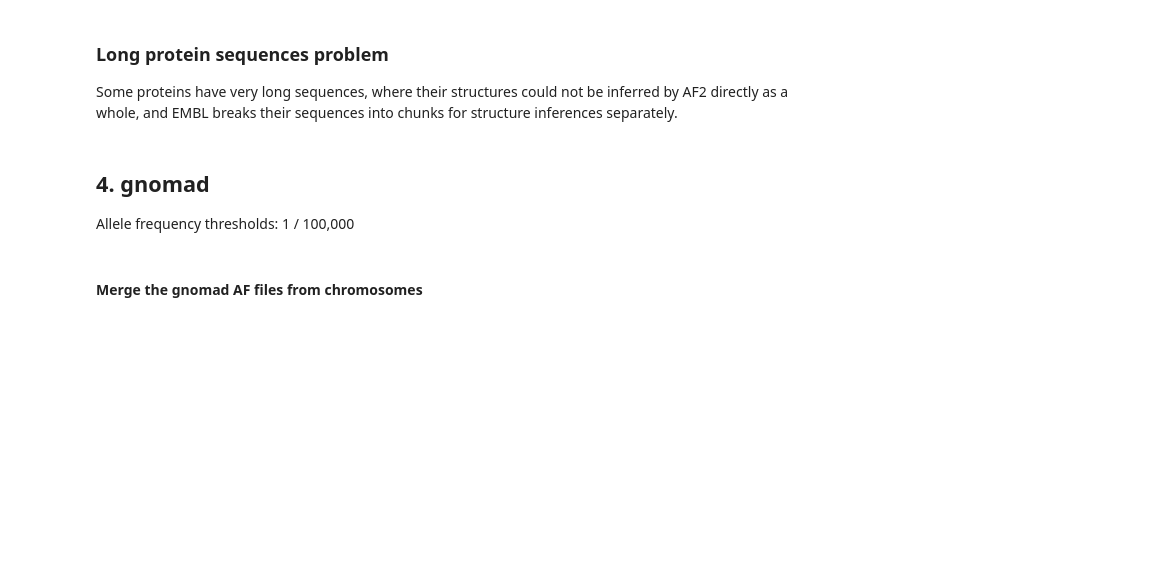
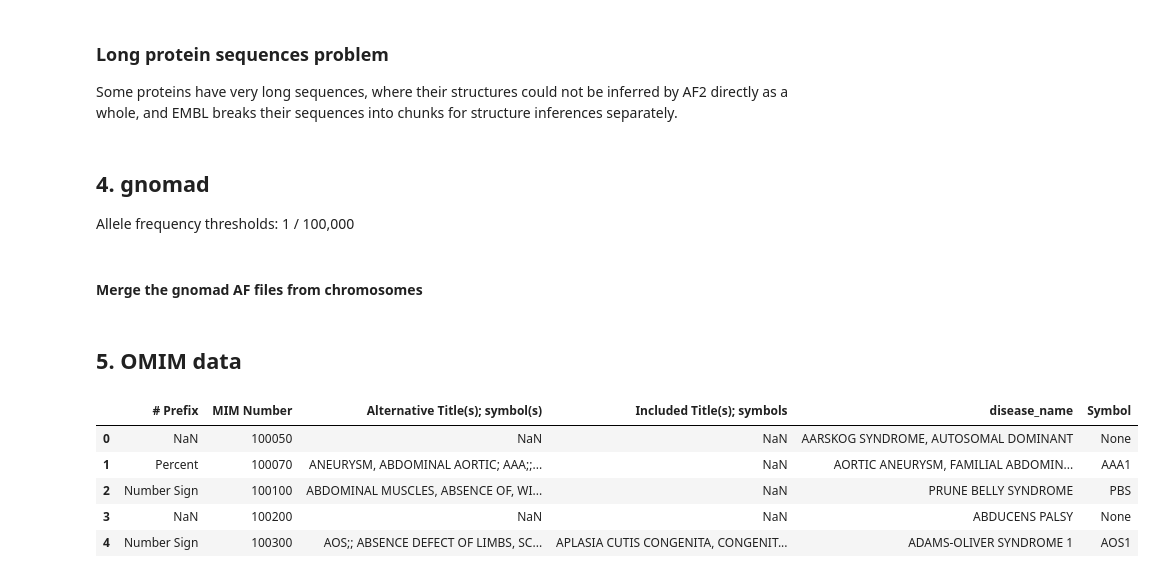
Before and after one commit to broadinstitute/2025_laval_submitted, a Jupyter notebook: 1_allele_collection/2_analysis/0_process_external_data.ipynb, the cells around one changed output. Drawn from its saved outputs; the diff is of its cells as text; code cells hidden in the pictures; blank space fills up the shorter version.

```diff
--- a/1_allele_collection/2_analysis/0_process_external_data.ipynb
+++ b/1_allele_collection/2_analysis/0_process_external_data.ipynb
@@ -678,0 +713,30 @@ allele_freq_gnomad
+# %% [markdown]
+## 5. OMIM data
+# %%
+inputs_dir = Path("../1_inputs/")
+outputs_dir = Path("../3_outputs/")
+
+allele_collection_df = pd.read_csv(outputs_dir / "varchamp_seq_confirm_alleles_clinvar_gnomad.tsv", sep="\t")
+# extract omim data from PhenotypeIDS and store in into OMIM_IDs column
+allele_collection_df['OMIM_IDs'] = allele_collection_df['PhenotypeIDS'].str.extractall(r'OMIM:(\d+)')[0].groupby(level=0).apply(list)
+allele_collection_gene_list = allele_collection_df['symbol'].dropna().unique().tolist()
+# %%
+# Load OMIM data
+
+omim_df = pd.read_csv(inputs_dir / 'mimTitles.txt', sep="\t", skiprows=2)
+omim_df.dropna(subset=['MIM Number'], inplace=True)
+omim_df['MIM Number'] = omim_df['MIM Number'].astype(int)
+omim_df['disease_name'] = omim_df['Preferred Title; symbol'].apply(lambda x: x if x != x else x.split(';')[0])
+omim_df['Symbol'] = omim_df['Preferred Title; symbol'].apply(lambda x: x if x != x else x.split(';')[-1] if ';' in x else None)
+omim_df.drop(columns=['Preferred Title; symbol'], inplace=True)
+omim_df.head()
+
+# omim_dict = omim_df.set_index('MIM Number')['disease_name'].to_dict()
+# omim_dict
+# %% [output]
+|  | # Prefix | MIM Number | Alternative Title(s); symbol(s) | Included Title(s); symbols | disease_name | Symbol |
+| 0 | NaN | 100050 | NaN | NaN | AARSKOG SYNDROME, AUTOSOMAL DOMINANT | None |
+| 1 | Percent | 100070 | ANEURYSM, ABDOMINAL AORTIC; AAA;;... | NaN | AORTIC ANEURYSM, FAMILIAL ABDOMIN... | AAA1 |
+| 2 | Number Sign | 100100 | ABDOMINAL MUSCLES, ABSENCE OF, WI... | NaN | PRUNE BELLY SYNDROME | PBS |
+| 3 | NaN | 100200 | NaN | NaN | ABDUCENS PALSY | None |
+| 4 | Number Sign | 100300 | AOS;; ABSENCE DEFECT OF LIMBS, SC... | APLASIA CUTIS CONGENITA, CONGENIT... | ADAMS-OLIVER SYNDROME 1 | AOS1 |
```
Also changed, not shown: parts of 7 cells of this notebook, 16 other files.
